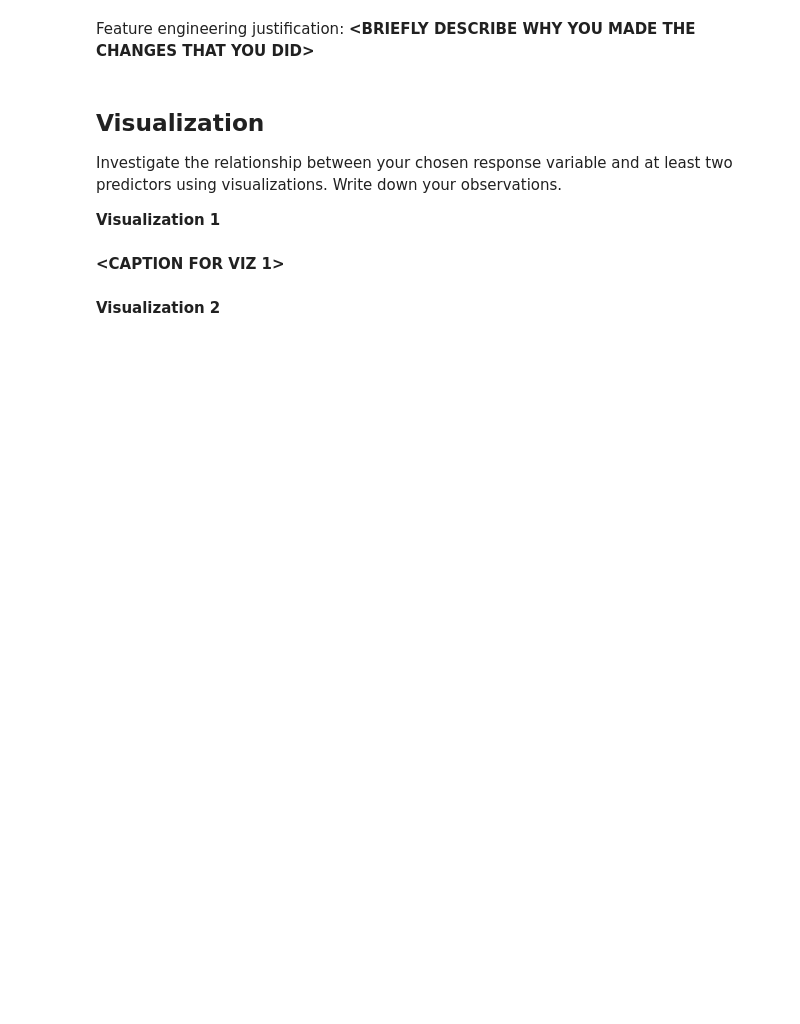
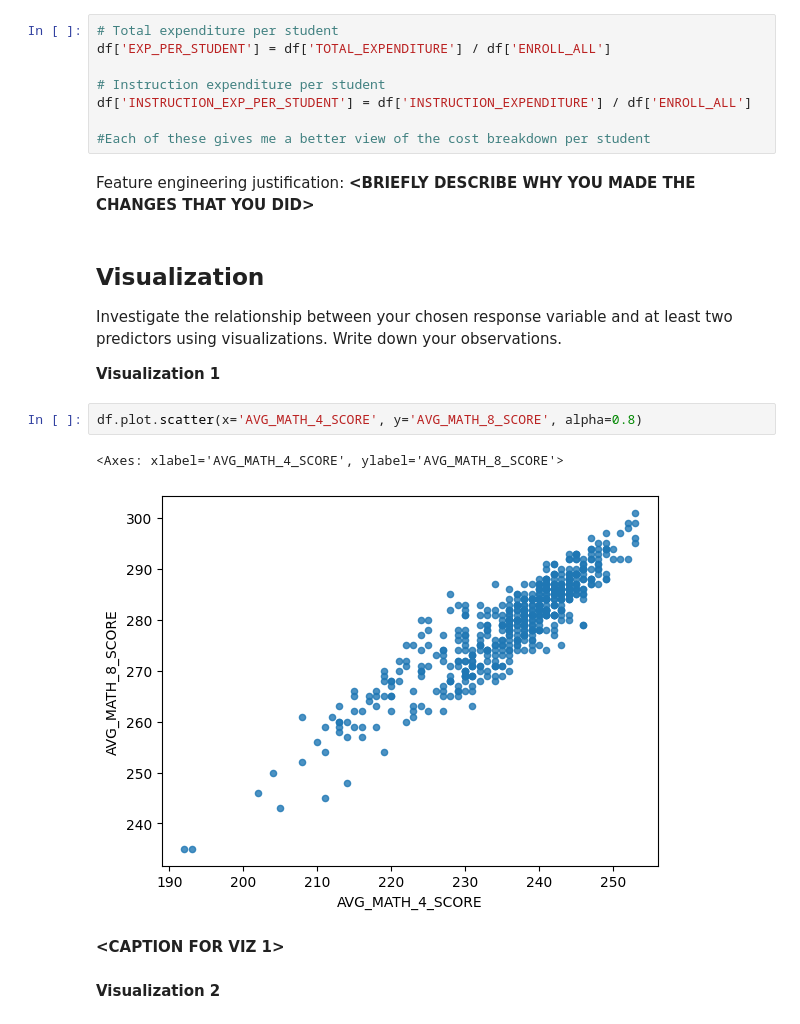
Before and after one commit to olennon-umich/MDSTDataScienceTutorial, a Jupyter notebook: tutorial1/checkpoint1.ipynb, the cells around one changed output. Saved outputs shown, nothing was run; the diff lists cells and outputs as text; blank space fills up the shorter version.

```diff
--- a/tutorial1/checkpoint1.ipynb
+++ b/tutorial1/checkpoint1.ipynb
@@ -160,3 +144,11 @@ df
+# %%
+# Total expenditure per student
+df['EXP_PER_STUDENT'] = df['TOTAL_EXPENDITURE'] / df['ENROLL_ALL']
+
+# Instruction expenditure per student
+df['INSTRUCTION_EXP_PER_STUDENT'] = df['INSTRUCTION_EXPENDITURE'] / df['ENROLL_ALL']
+
+#Each of these gives me a better view of the cost breakdown per student
 # %% [markdown]
 Feature engineering justification: **<BRIEFLY DESCRIBE WHY YOU MADE THE CHANGES THAT YOU DID\>**
 # %% [markdown]
@@ -165,6 +157,11 @@ Feature engineering justification: **<BRIEFLY DESCRIBE WHY YOU MADE THE CHANGES
 Investigate the relationship between your chosen response variable and at least two predictors using visualizations. Write down your observations.
 
 **Visualization 1**
+# %%
+df.plot.scatter(x='AVG_MATH_4_SCORE', y='AVG_MATH_8_SCORE', alpha=0.8)
+# %% [output]
+<Axes: xlabel='AVG_MATH_4_SCORE', ylabel='AVG_MATH_8_SCORE'>
+[figure, added]
 # %% [markdown]
 **<CAPTION FOR VIZ 1>**
 # %% [markdown]
```
Also changed, not shown: parts of 11 cells of this notebook.
